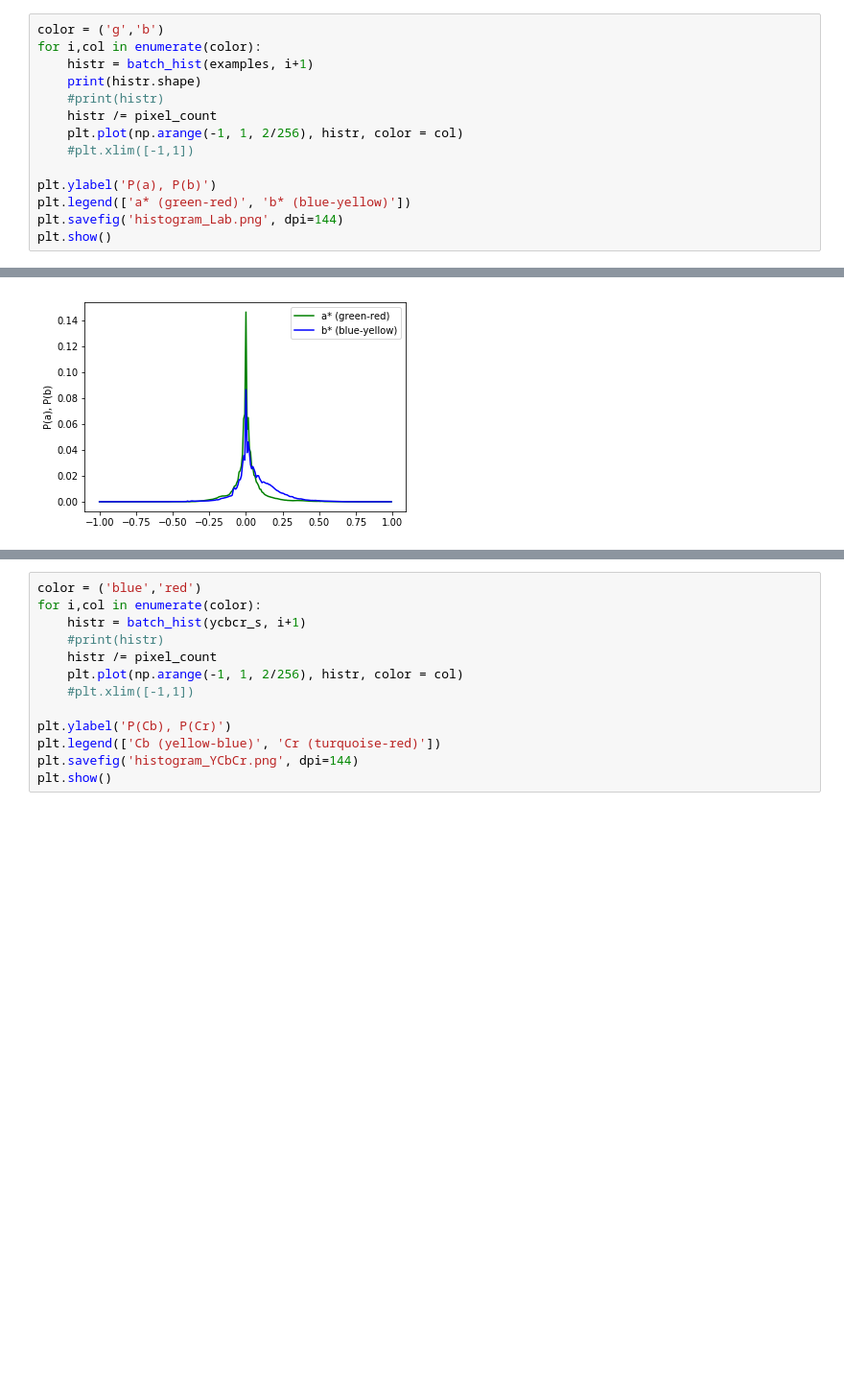
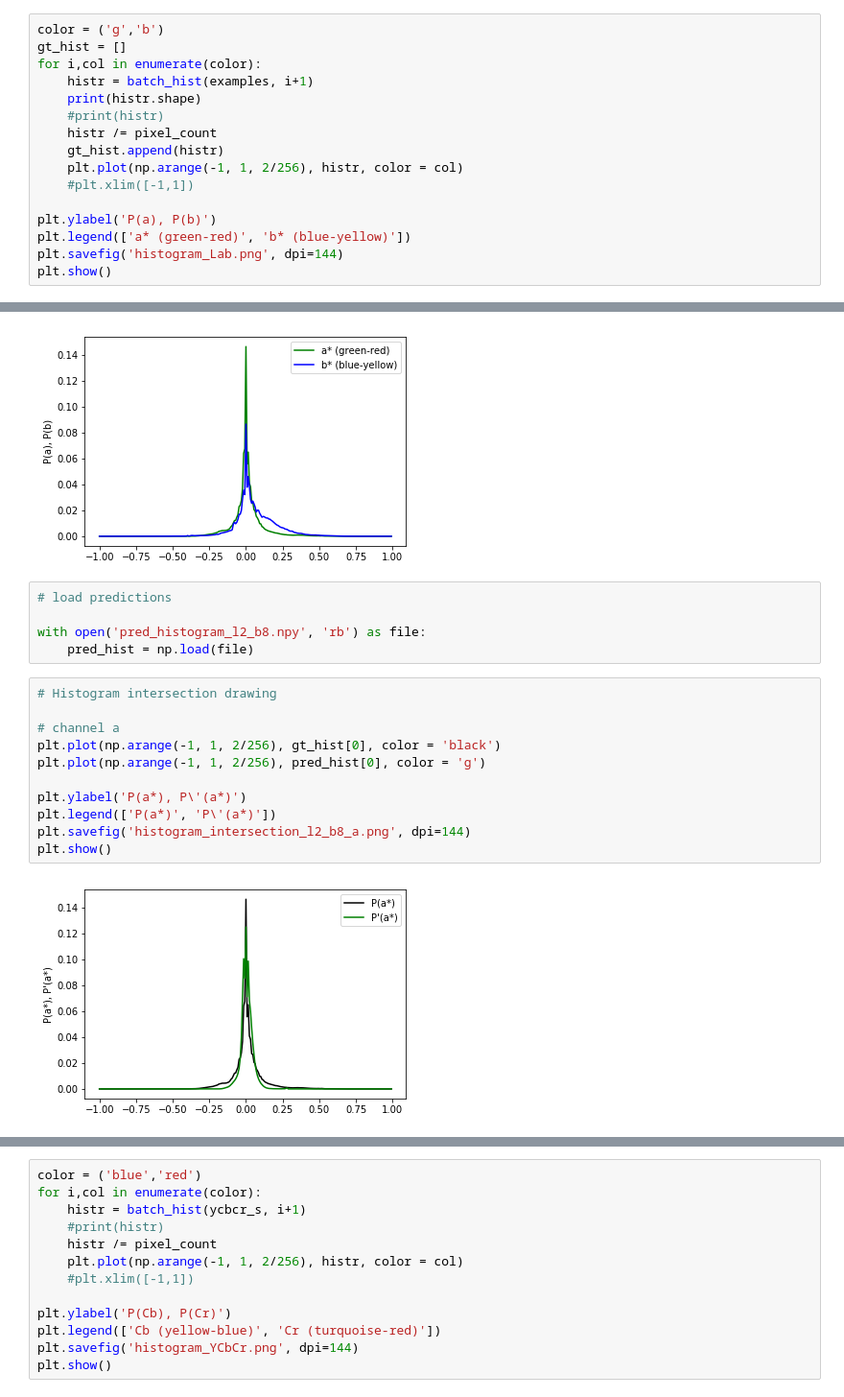
Before and after one commit to dketterer/colorization, a Jupyter notebook: Histogams.ipynb, the cells around one changed output, grey strips where cells are left out. Shown at 96% size. Saved outputs shown, nothing was run; the diff lists cells and outputs as text; blank space fills up the shorter version.

Commit message:
Add histogram intersection calculations

```diff
--- a/Histogams.ipynb
+++ b/Histogams.ipynb
@@ -68,11 +68,13 @@ for ex in examples:
     pixel_count += (h*w)
 # %%
 color = ('g','b')
+gt_hist = []
 for i,col in enumerate(color):
     histr = batch_hist(examples, i+1)
     print(histr.shape)
     #print(histr)
     histr /= pixel_count
+    gt_hist.append(histr)
     plt.plot(np.arange(-1, 1, 2/256), histr, color = col)
     #plt.xlim([-1,1])
 
@@ -84,3 +86,21 @@ plt.show()
 (256, 1)
 (256, 1)
 [figure]
+# %%
+# load predictions
+
+with open('pred_histogram_l2_b8.npy', 'rb') as file:
+    pred_hist = np.load(file)
+# %%
+# Histogram intersection drawing
+
+# channel a
+plt.plot(np.arange(-1, 1, 2/256), gt_hist[0], color = 'black')
+plt.plot(np.arange(-1, 1, 2/256), pred_hist[0], color = 'g')
+
+plt.ylabel('P(a*), P\'(a*)')
+plt.legend(['P(a*)', 'P\'(a*)'])
+plt.savefig('histogram_intersection_l2_b8_a.png', dpi=144)
+plt.show()
+# %% [output]
+[figure, added]
```
Also changed, not shown: parts of 4 cells of this notebook, 1 other file.
